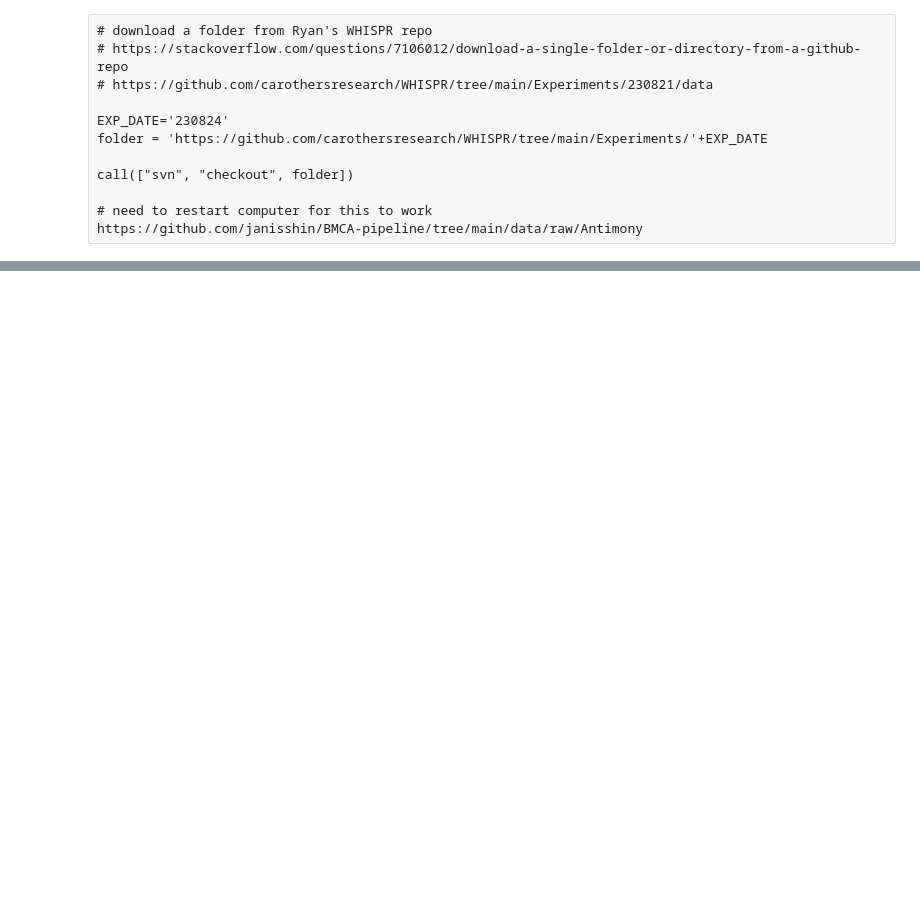
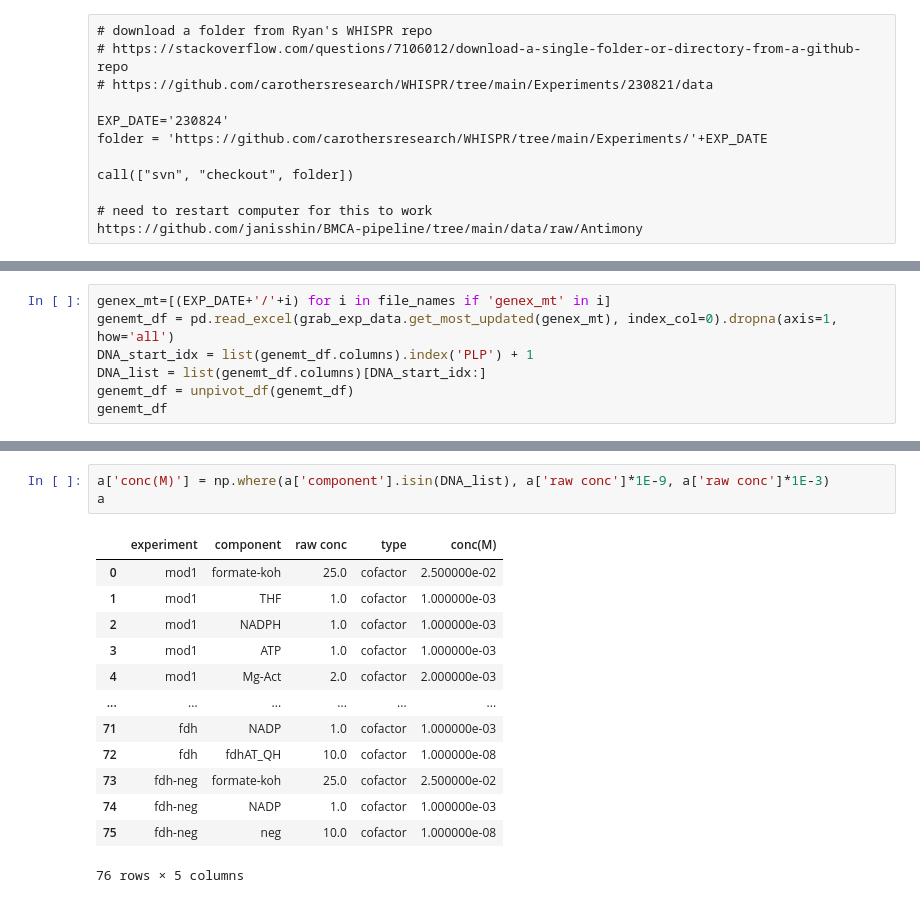
Before and after one commit to carothersresearch/TXTL-HPLC-datagrabber, a Jupyter notebook: scratch.ipynb, the cells around one changed output, grey strips where cells are left out. Drawn from its saved outputs; the diff is of its cells as text; blank space fills up the shorter version.

```diff
--- a/scratch.ipynb
+++ b/scratch.ipynb
@@ -166,0 +76,7 @@ import clean
+# %%
+genex_mt=[(EXP_DATE+'/'+i) for i in file_names if 'genex_mt' in i]
+genemt_df = pd.read_excel(grab_exp_data.get_most_updated(genex_mt), index_col=0).dropna(axis=1, how='all')
+DNA_start_idx = list(genemt_df.columns).index('PLP') + 1
+DNA_list = list(genemt_df.columns)[DNA_start_idx:]
+genemt_df = unpivot_df(genemt_df)
+genemt_df
@@ -167 +119,18 @@ import clean
+# %%
+a['conc(M)'] = np.where(a['component'].isin(DNA_list), a['raw conc']*1E-9, a['raw conc']*1E-3)
+a
+# %% [output]
+|  | experiment | component | raw conc | type | conc(M) |
+| 0 | mod1 | formate-koh | 25.0 | cofactor | 2.500000e-02 |
+| 1 | mod1 | THF | 1.0 | cofactor | 1.000000e-03 |
+| 2 | mod1 | NADPH | 1.0 | cofactor | 1.000000e-03 |
+| 3 | mod1 | ATP | 1.0 | cofactor | 1.000000e-03 |
+| 4 | mod1 | Mg-Act | 2.0 | cofactor | 2.000000e-03 |
+| ... | ... | ... | ... | ... | ... |
+| 71 | fdh | NADP | 1.0 | cofactor | 1.000000e-03 |
+| 72 | fdh | fdhAT_QH | 10.0 | cofactor | 1.000000e-08 |
+| 73 | fdh-neg | formate-koh | 25.0 | cofactor | 2.500000e-02 |
+| 74 | fdh-neg | NADP | 1.0 | cofactor | 1.000000e-03 |
+| 75 | fdh-neg | neg | 10.0 | cofactor | 1.000000e-08 |
+76 rows × 5 columns
 # %%
```
Also changed, not shown: parts of 24 cells of this notebook, 33 other files.
